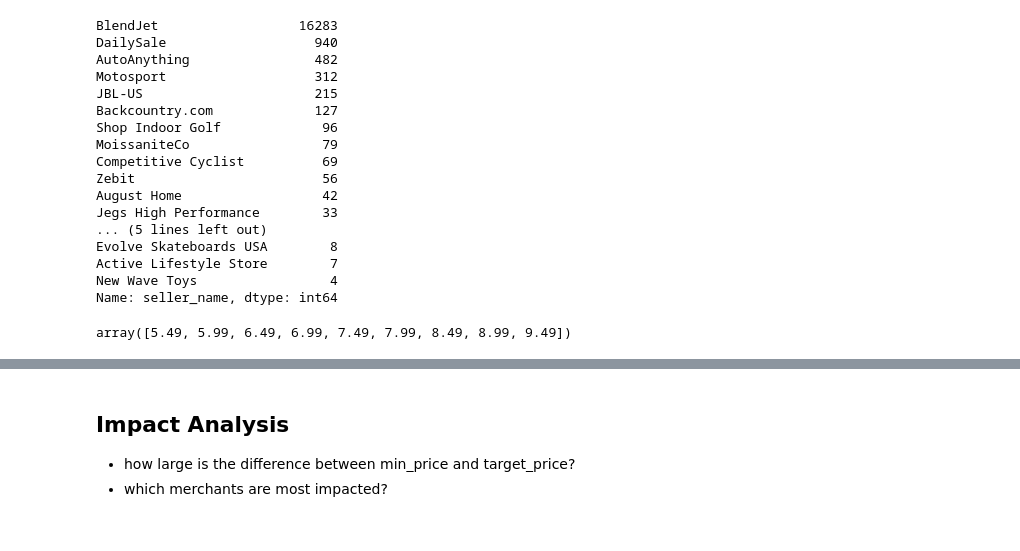
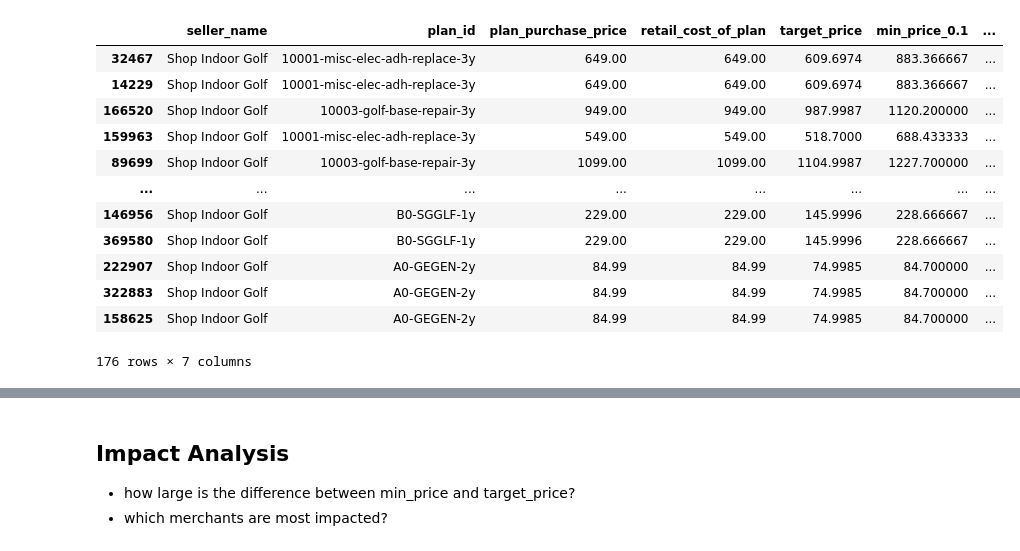
Before and after one commit to vhsieh3/analysis-tools, a Jupyter notebook: notebooks/Price Floor Analysis - Price from product_facts.ipynb, the cells around one changed output, grey strips where cells are left out. Cells and saved outputs as stored; diff of their text form; code cells hidden in the pictures.

```diff
--- a/notebooks/Price Floor Analysis - Price from product_facts.ipynb
+++ b/notebooks/Price Floor Analysis - Price from product_facts.ipynb
@@ -117,3 +127,5 @@ See the caveats in the documentation: https://pandas.pydata.org/pandas-docs/stab
+# %%
+df_pf = df_price[df_price['price_floor_0.1']==1]
 # %%
 len(df_price)
 # %% [output]
@@ -121,5 +133,3 @@ len(df_price)
-# %%
-df_pf = df_price[df_price['price_floor']==1]
 # %%
 len(df_pf)
 # %% [output]
@@ -151,10 +145,12 @@ Name: seller_name, dtype: int64
+# %%
+price_col = ['seller_name', 'plan_id', 'plan_purchase_price', 'retail_cost_of_plan', 'target_price', 'min_price_0.1']
 # %%
 # diff between plan purchase price and minimum price
 df_pf['retail_min_diff'] = abs(df_pf['retail_cost_of_plan'] - df_pf['min_price_0.1'])
-# min price rounded to the nearest dollar
-df_pf['min_price_int'] = np.ceil(df_pf['min_price_0.1'])
 
-# diff between plan purchase price and target price
+df_pf['plan_diff'] = abs(df_pf['plan_purchase_price'] - df_pf['retail_cost_of_plan'])
+
+# diff between target price and plan price
 df_pf['retail_target_diff'] = abs(df_pf['retail_cost_of_plan'] - df_pf['target_price'])
 
 # diff between minimum price and target price
@@ -164,4 +160,4 @@ df_pf['min_target_diff'] = abs(df_pf['min_price_0.1'] - df_pf['target_price'])
 df_pf['min_target'] = df_pf['min_price_0.1']/df_pf['price']
 
 # diff between (min price/product price) and retail target
-df_pf['target_diff'] = df_pf['min_target'] - df_pf['retail_target']
+df_pf['target_diff'] = abs(df_pf['min_target'] - df_pf['retail_target'])
@@ -251,20 +163,0 @@ df_anom[col_list]
-# %%
-df_anom['seller_name'].value_counts().head(20)
-# %% [output]
-BlendJet                  16283
-DailySale                   940
-AutoAnything                482
-Motosport                   312
-JBL-US                      215
-Backcountry.com             127
-Shop Indoor Golf             96
-MoissaniteCo                 79
-Competitive Cyclist          69
-Zebit                        56
-August Home                  42
-Jegs High Performance        33
-... (5 lines left out)
-Evolve Skateboards USA        8
-Active Lifestyle Store        7
-New Wave Toys                 4
-Name: seller_name, dtype: int64
@@ -274,5 +164,16 @@ rounding_band = [[0.09, 4.99, 0.1], [5.49, 9.99, 0.5],
-# %%
-test = [5.49, 9.99, 0.5]
-np.arange(test[0], test[1], test[2])
-# %% [output]
-array([5.49, 5.99, 6.49, 6.99, 7.49, 7.99, 8.49, 8.99, 9.49])
+# %%
+df_pf[df_pf['seller_name']=='Shop Indoor Golf'][price_col+['retail_min_diff']].sort_values(by='retail_min_diff', ascending=False)
+# %% [output]
+|  | seller_name | plan_id | plan_purchase_price | retail_cost_of_plan | target_price | min_price_0.1 | ... |
+| 32467 | Shop Indoor Golf | 10001-misc-elec-adh-replace-3y | 649.00 | 649.00 | 609.6974 | 883.366667 | ... |
+| 14229 | Shop Indoor Golf | 10001-misc-elec-adh-replace-3y | 649.00 | 649.00 | 609.6974 | 883.366667 | ... |
+| 166520 | Shop Indoor Golf | 10003-golf-base-repair-3y | 949.00 | 949.00 | 987.9987 | 1120.200000 | ... |
+| 159963 | Shop Indoor Golf | 10001-misc-elec-adh-replace-3y | 549.00 | 549.00 | 518.7000 | 688.433333 | ... |
+| 89699 | Shop Indoor Golf | 10003-golf-base-repair-3y | 1099.00 | 1099.00 | 1104.9987 | 1227.700000 | ... |
+| ... | ... | ... | ... | ... | ... | ... | ... |
+| 146956 | Shop Indoor Golf | B0-SGGLF-1y | 229.00 | 229.00 | 145.9996 | 228.666667 | ... |
+| 369580 | Shop Indoor Golf | B0-SGGLF-1y | 229.00 | 229.00 | 145.9996 | 228.666667 | ... |
+| 222907 | Shop Indoor Golf | A0-GEGEN-2y | 84.99 | 84.99 | 74.9985 | 84.700000 | ... |
+| 322883 | Shop Indoor Golf | A0-GEGEN-2y | 84.99 | 84.99 | 74.9985 | 84.700000 | ... |
+| 158625 | Shop Indoor Golf | A0-GEGEN-2y | 84.99 | 84.99 | 74.9985 | 84.700000 | ... |
+176 rows × 7 columns
```
Also changed, not shown: parts of 56 cells of this notebook, 2 other files.
